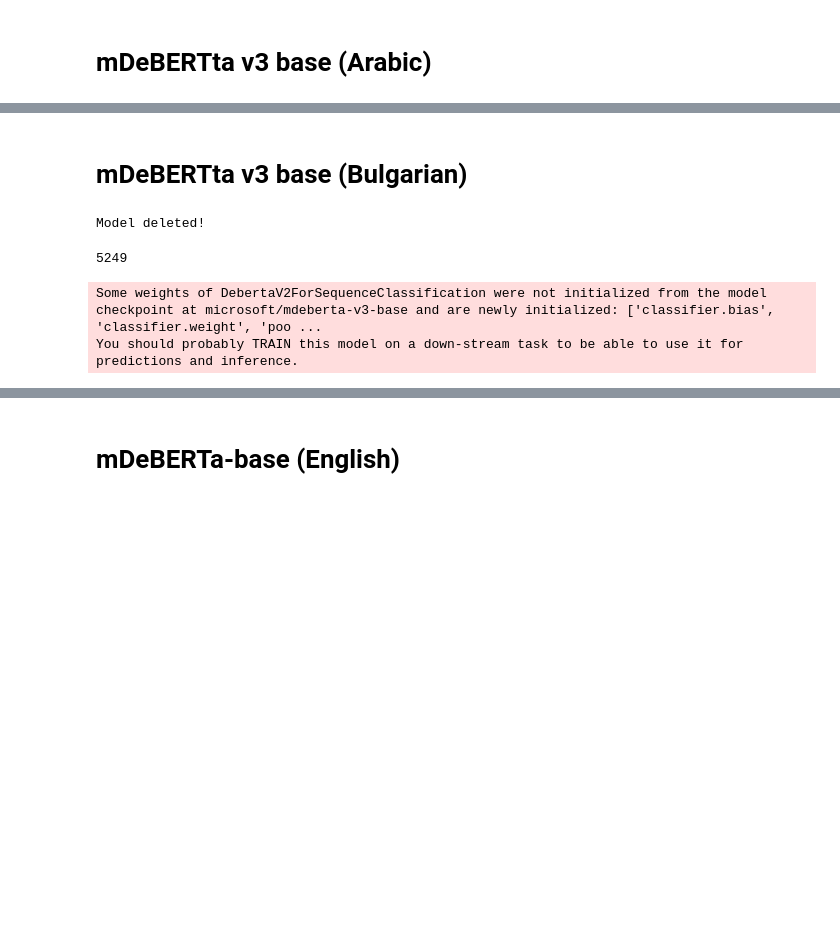
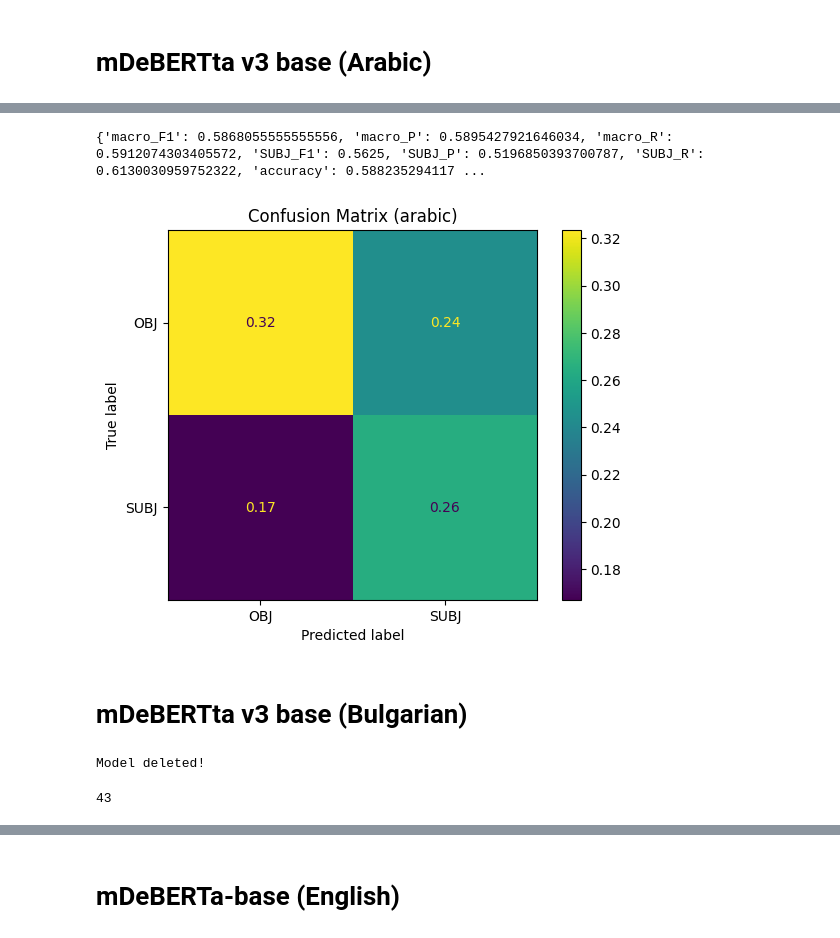
Before and after one commit to MatteoFasulo/clef2025-checkthat, a Jupyter notebook: notebook.ipynb, the cells around one changed output, grey strips where cells are left out. Cells and saved outputs as stored; diff of their text form; code cells hidden in the pictures; blank space fills up the shorter version.

Commit message:
Kaggle Notebook | Subjectivity in News Articles | Version 2

```diff
--- a/notebook.ipynb
+++ b/notebook.ipynb
@@ -351,6 +365,17 @@ test_data = test_data.map(tokenize_text, batched=True)
 collator_fn = DataCollatorWithPadding(tokenizer=tokenizer)
 
 class_weights = detector.get_class_weights(detector.all_data[language]['train'])
+# %%
+model_card = "microsoft/mdeberta-v3-base"
+tokenizer = detector.get_tokenizer(model_card=model_card)
+model = detector.get_model(
+    model_card=f"MatteoFasulo/mdeberta-v3-base-subjectivity-{language}",
+    num_labels=2,
+    id2label={0: 'OBJ', 1: 'SUBJ'},
+    label2id={'OBJ': 0, 'SUBJ': 1},
+    output_attentions = False,
+    output_hidden_states = False
+)
 # %%
 # Define training args
 training_args = TrainingArguments(
@@ -414,0 +412,28 @@ plt.show()
+# %%
+pred_info = trainer.predict(test_data)
+
+predictions, labels = pred_info.predictions, pred_info.label_ids
+
+acc = accuracy_score(labels, predictions)
+m_prec, m_rec, m_f1, m_s = precision_recall_fscore_support(labels, predictions, average="macro",
+                                                            zero_division=0)
+p_prec, p_rec, p_f1, p_s = precision_recall_fscore_support(labels, predictions, labels=[1],
+                                                            zero_division=0)
+stats = {
+        'macro_F1': m_f1,
+        'macro_P': m_prec,
+        'macro_R': m_rec,
+        'SUBJ_F1': p_f1[0],
+        'SUBJ_P': p_prec[0],
+        'SUBJ_R': p_rec[0],
+        'accuracy': acc
+    }
+
+print(stats)
+results[language] = stats
+
+cm = confusion_matrix(labels, predictions, normalize='all')
+ConfusionMatrixDisplay(cm, display_labels=['OBJ', 'SUBJ']).plot()
+plt.title(f"Confusion Matrix ({language})")
+plt.show()
+# %% [output]
@@ -415,3 +441,5 @@ plt.show()
+{'macro_F1': 0.5868055555555556, 'macro_P': 0.5895427921646034, 'macro_R': 0.5912074303405572, 'SUBJ_F1': 0.5625, 'SUBJ_P': 0.5196850393700787, 'SUBJ_R': 0.6130030959752322, 'accuracy': 0.588235294117 ...
+[figure, added]
 # %% [markdown]
 # mDeBERTta v3 base (Bulgarian)
 # %%
@@ -425,21 +453,7 @@ if 'model' in locals() or 'model' in globals():
 gc.collect()
 # %% [output]
 Model deleted!
-5249
+43
-# %%
-model_card = "microsoft/mdeberta-v3-base"
-tokenizer = detector.get_tokenizer(model_card=model_card)
-model = detector.get_model(
-    model_card=model_card,
-    num_labels=2,
-    id2label={0: 'OBJ', 1: 'SUBJ'},
-    label2id={'OBJ': 0, 'SUBJ': 1},
-    output_attentions = False,
-    output_hidden_states = False
-)
-# %% [output]
-Some weights of DebertaV2ForSequenceClassification were not initialized from the model checkpoint at microsoft/mdeberta-v3-base and are newly initialized: ['classifier.bias', 'classifier.weight', 'poo ...
-You should probably TRAIN this model on a down-stream task to be able to use it for predictions and inference.
 # %%
 language = 'bulgarian'
 
```
Also changed, not shown: parts of 53 cells of this notebook.
